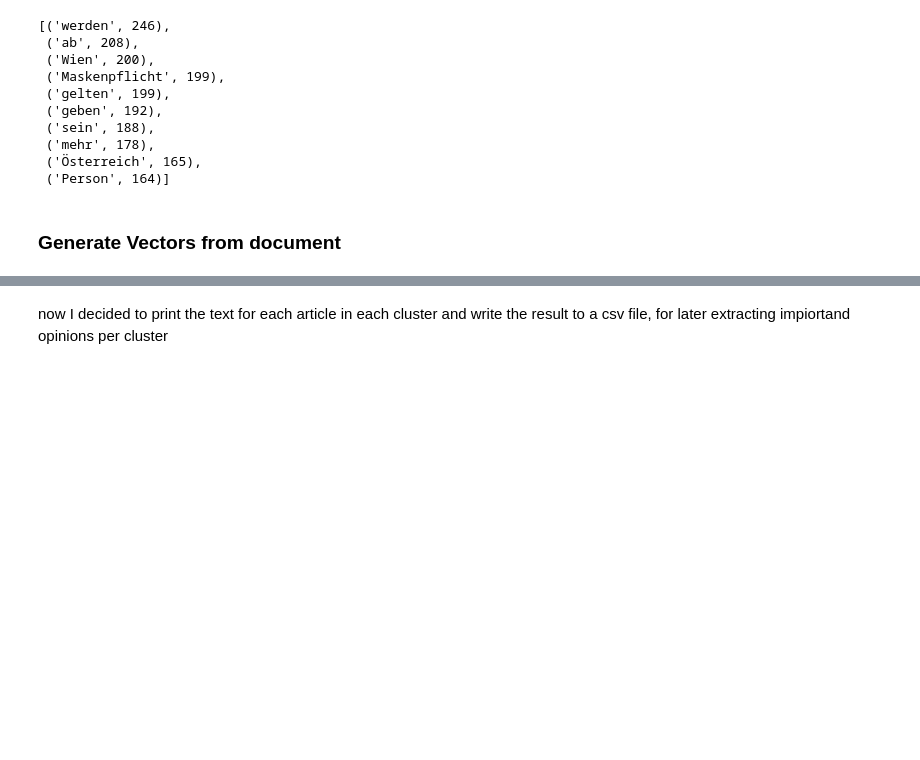
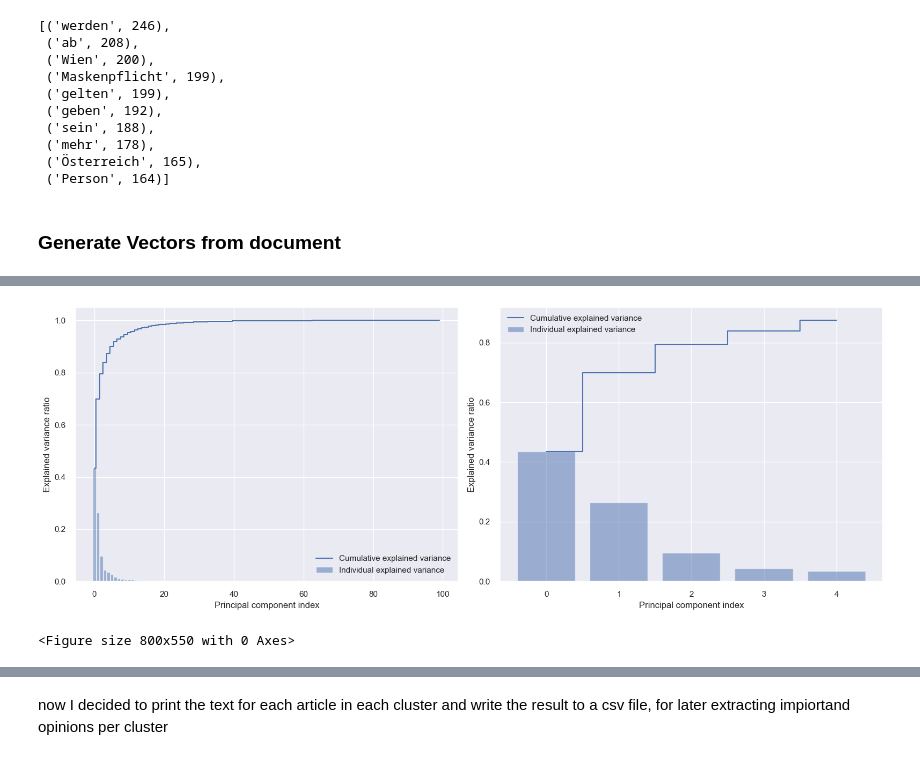
Before and after one commit to lukasthekid/corona-mask-requirement-nlp-analysis, a Jupyter notebook: content/clustering/KNN_Sentiment.ipynb, the cells around one changed output, grey strips where cells are left out. Saved outputs shown, nothing was run; the diff lists cells and outputs as text; code cells hidden in the pictures; blank space fills up the shorter version.

```diff
--- a/content/clustering/KNN_Sentiment.ipynb
+++ b/content/clustering/KNN_Sentiment.ipynb
@@ -131,0 +228,46 @@ len(vectorized_docs), len(vectorized_docs[0])
+# %%
+#PCA to fight Multicollinearity
+# Scale the dataset;
+sc = StandardScaler()
+vectorized_docs_scaled = sc.fit_transform(vectorized_docs_df.to_numpy())
+#Perform PCA
+pca = PCA()
+pca.fit(vectorized_docs_scaled)
+exp_var_pca = pca.explained_variance_ratio_
+#Cumulative sum of eigenvalues
+cum_sum_eigenvalues = np.cumsum(exp_var_pca)
+
+pca5 = PCA(n_components=5)
+pca5.fit(vectorized_docs_scaled)
+exp_var_pca5 = pca5.explained_variance_ratio_
+#Cumulative sum of eigenvalues
+cum_sum_eigenvalues5 = np.cumsum(exp_var_pca5)
+
+#Visualisation
+fig, axs = plt.subplots(1, 2, figsize=(16, 6))
+axs[0].bar(range(0,len(exp_var_pca)), exp_var_pca, alpha=0.5, align='center',
+        label='Individual explained variance')
+axs[0].step(range(0,len(cum_sum_eigenvalues)), cum_sum_eigenvalues, where='mid',
+         label='Cumulative explained variance')
+axs[0].set_ylabel('Explained variance ratio')
+axs[0].set_xlabel('Principal component index')
+axs[0].legend(loc='best')
+axs[1].bar(range(0,len(exp_var_pca5)), exp_var_pca5, alpha=0.5, align='center',
+        label='Individual explained variance')
+axs[1].step(range(0,len(cum_sum_eigenvalues5)), cum_sum_eigenvalues5, where='mid',
+         label='Cumulative explained variance')
+axs[1].set_ylabel('Explained variance ratio')
+axs[1].set_xlabel('Principal component index')
+axs[1].legend(loc='best')
+plt.tight_layout()
+
+
+plt.savefig("word2vec-pca.png", facecolor=fig.get_facecolor(), edgecolor='none', dpi=300)
+
+# apply PCA nComponent 3 to vector data
+pca3 = PCA(n_components=3)
+X = pca3.fit_transform(vectorized_docs_scaled)
+#print(X)
+# %% [output]
+[figure, added]
+<Figure size 800x550 with 0 Axes>
```
Also changed, not shown: parts of 11 cells of this notebook, 16 other files.
